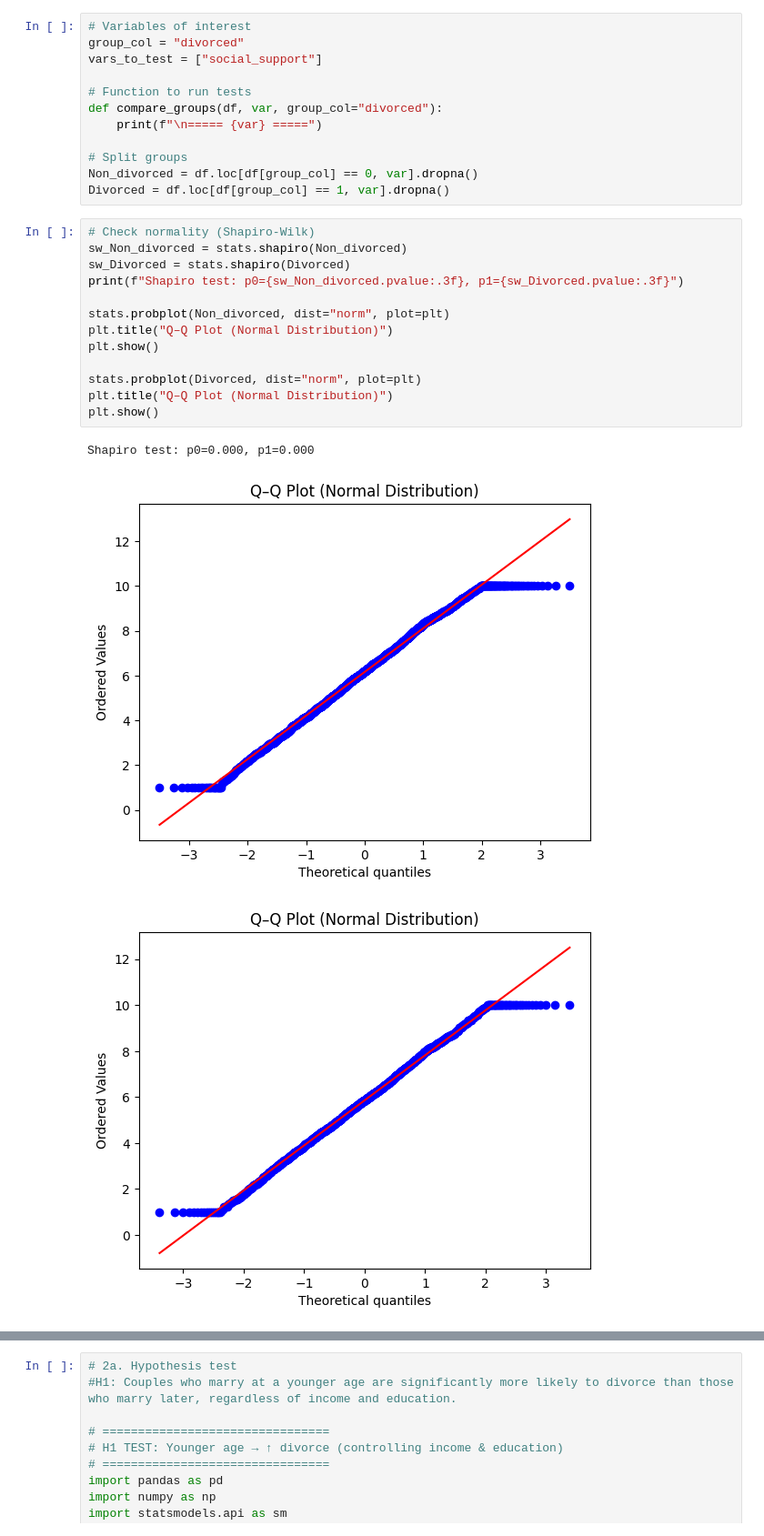
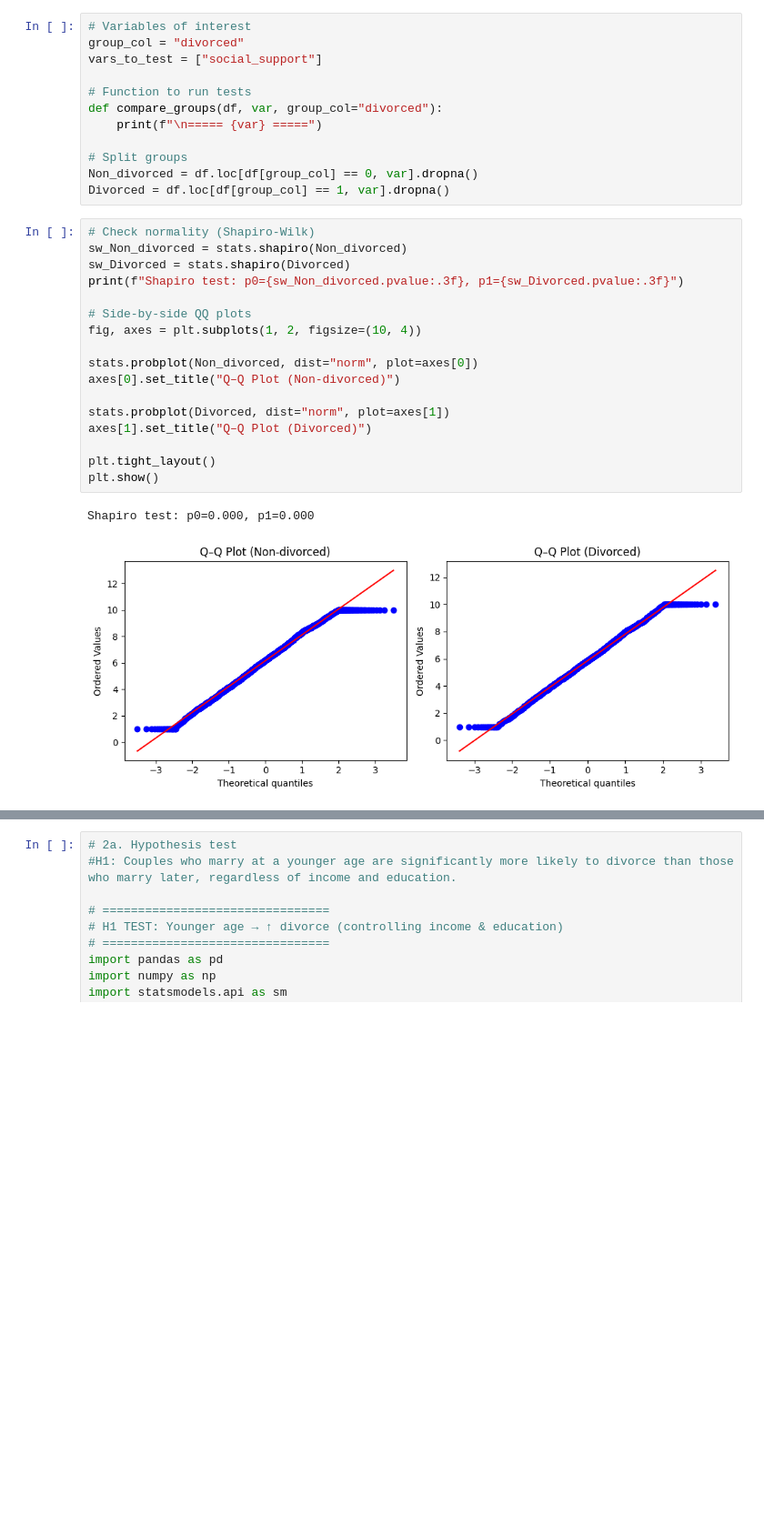
Before and after one commit to Rodrigu87/Module-2-Project-CAS-UniBe, a Jupyter notebook: Divorce.ipynb, the cells around one changed output, grey strips where cells are left out. Shown at 91% size. Drawn from its saved outputs; the diff is of its cells as text; blank space fills up the shorter version.

```diff
--- a/Divorce.ipynb
+++ b/Divorce.ipynb
@@ -76,17 +76,20 @@ Divorced = df.loc[df[group_col] == 1, var].dropna()
 # %%
 # Check normality (Shapiro-Wilk)
 sw_Non_divorced = stats.shapiro(Non_divorced)
 sw_Divorced = stats.shapiro(Divorced)
 print(f"Shapiro test: p0={sw_Non_divorced.pvalue:.3f}, p1={sw_Divorced.pvalue:.3f}")
 
-stats.probplot(Non_divorced, dist="norm", plot=plt)
-plt.title("Q–Q Plot (Normal Distribution)")
+# Side-by-side QQ plots
+fig, axes = plt.subplots(1, 2, figsize=(10, 4))
+
+stats.probplot(Non_divorced, dist="norm", plot=axes[0])
+axes[0].set_title("Q–Q Plot (Non-divorced)")
+
+stats.probplot(Divorced, dist="norm", plot=axes[1])
+axes[1].set_title("Q–Q Plot (Divorced)")
+
+plt.tight_layout()
 plt.show()
-
-stats.probplot(Divorced, dist="norm", plot=plt)
-plt.title("Q–Q Plot (Normal Distribution)")
-plt.show()
 # %% [output]
 Shapiro test: p0=0.000, p1=0.000
-[figure, old version]
+[figure, new version]
-[figure, removed]
```
Also changed, not shown: parts of 3 cells of this notebook.
